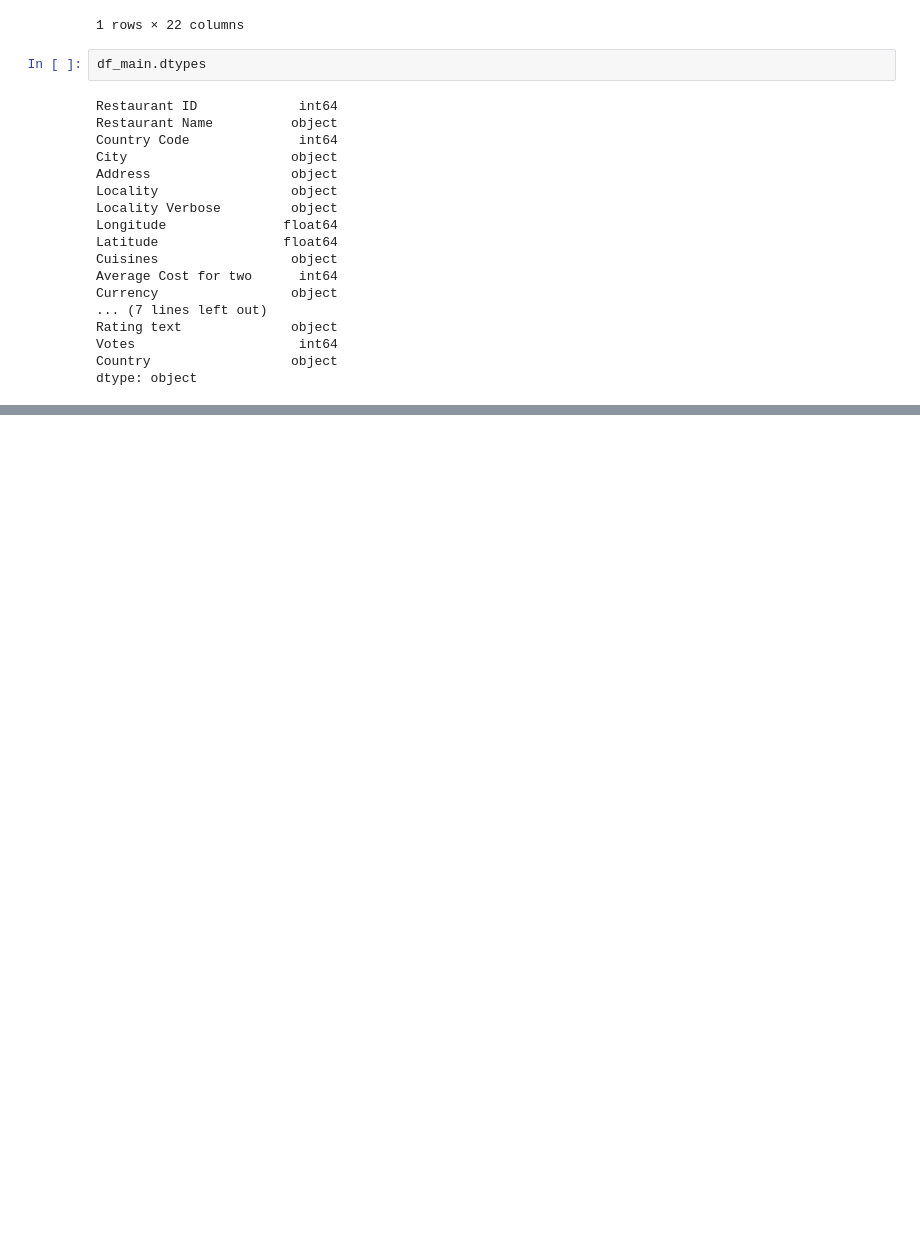
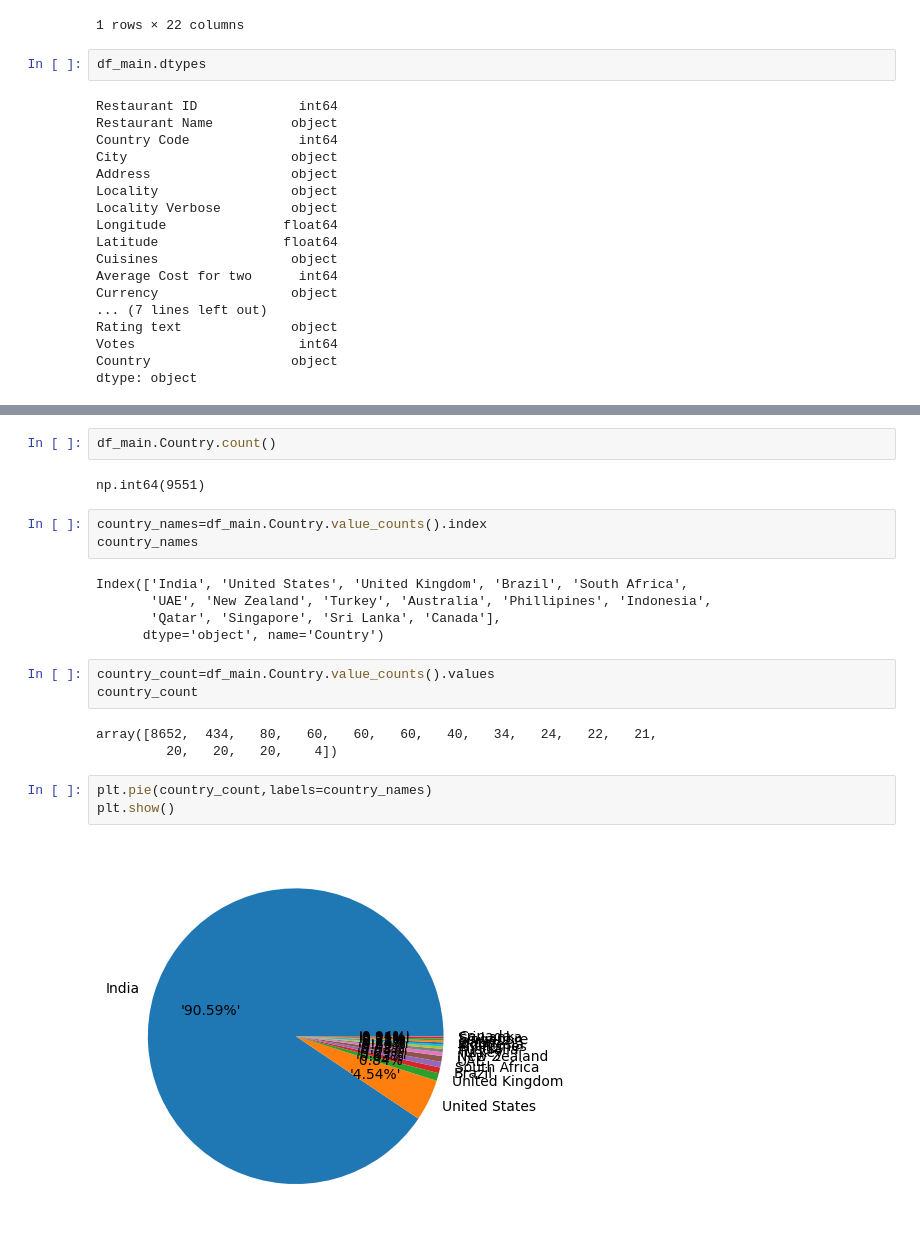
Before and after one commit to Pavan-Sai-H-V/eda_feature_engineering, a Jupyter notebook: zomato/eda.ipynb, the cells around one changed output, grey strips where cells are left out. Saved outputs shown, nothing was run; the diff lists cells and outputs as text; blank space fills up the shorter version.

```diff
--- a/zomato/eda.ipynb
+++ b/zomato/eda.ipynb
@@ -237,0 +270,23 @@ dtype: object
+# %%
+df_main.Country.count()
+# %% [output]
+np.int64(9551)
+# %%
+country_names=df_main.Country.value_counts().index
+country_names
+# %% [output]
+Index(['India', 'United States', 'United Kingdom', 'Brazil', 'South Africa',
+       'UAE', 'New Zealand', 'Turkey', 'Australia', 'Phillipines', 'Indonesia',
+       'Qatar', 'Singapore', 'Sri Lanka', 'Canada'],
+      dtype='object', name='Country')
+# %%
+country_count=df_main.Country.value_counts().values
+country_count
+# %% [output]
+array([8652,  434,   80,   60,   60,   60,   40,   34,   24,   22,   21,
+         20,   20,   20,    4])
+# %%
+plt.pie(country_count,labels=country_names)
+plt.show()
+# %% [output]
+[figure, added]
```
Also changed, not shown: parts of 5 cells of this notebook, 1 other file.
